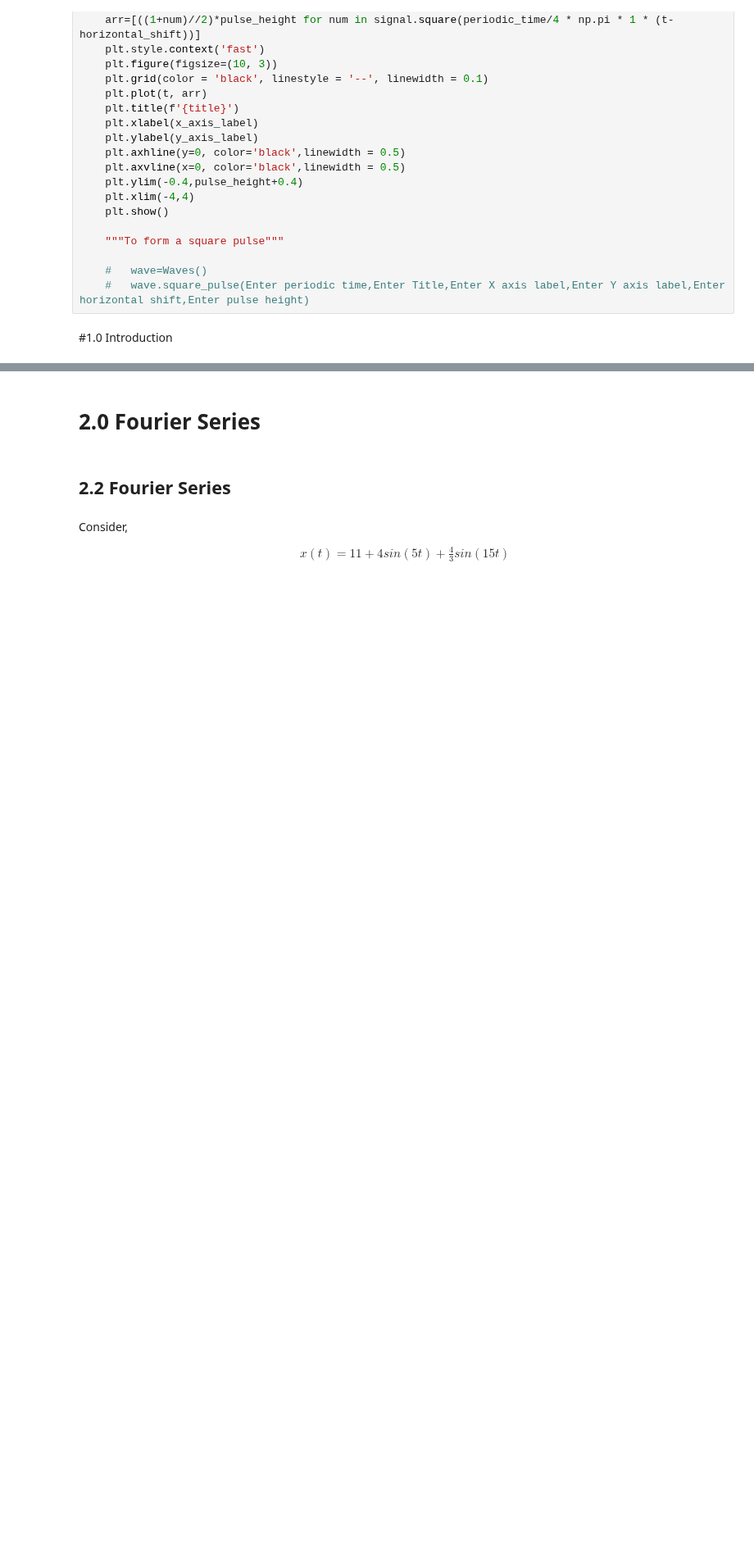
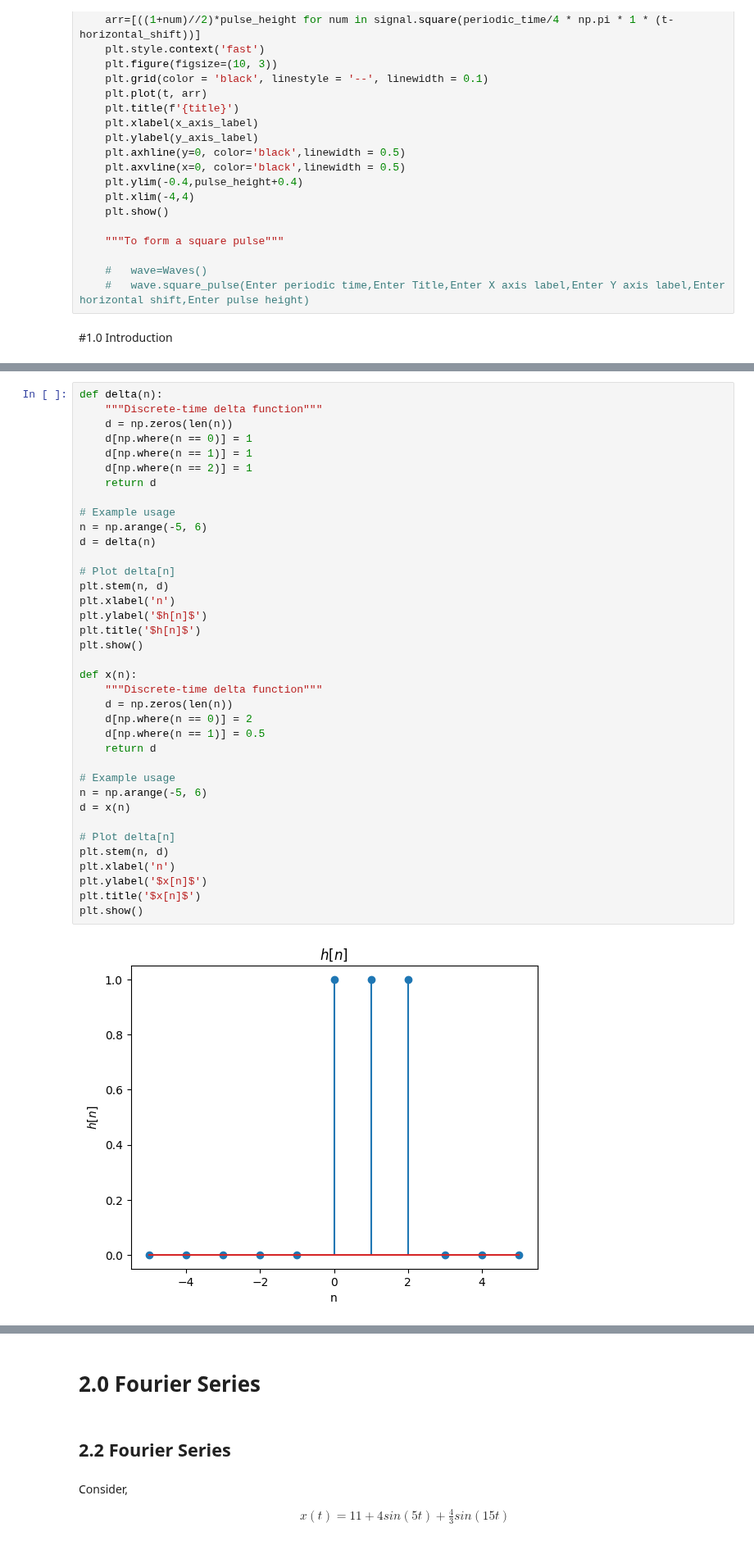
Before and after one commit to BuwanekaEpakanda/EE_257_Note_Book, a Jupyter notebook: EE_257_Signals_and_Systems.ipynb, the cells around one changed output, grey strips where cells are left out. Shown at 82% size. Drawn from its saved outputs; the diff is of its cells as text; blank space fills up the shorter version.

```diff
--- a/EE_257_Signals_and_Systems.ipynb
+++ b/EE_257_Signals_and_Systems.ipynb
@@ -212,0 +218,39 @@ class Waves:
+# %%
+def delta(n):
+    """Discrete-time delta function"""
+    d = np.zeros(len(n))
+    d[np.where(n == 0)] = 1
+    d[np.where(n == 1)] = 1
+    d[np.where(n == 2)] = 1
+    return d
+
+# Example usage
+n = np.arange(-5, 6)
+d = delta(n)
+
+# Plot delta[n]
+plt.stem(n, d)
+plt.xlabel('n')
+plt.ylabel('$h[n]$')
+plt.title('$h[n]$')
+plt.show()
+
+def x(n):
+    """Discrete-time delta function"""
+    d = np.zeros(len(n))
+    d[np.where(n == 0)] = 2
+    d[np.where(n == 1)] = 0.5
+    return d
+
+# Example usage
+n = np.arange(-5, 6)
+d = x(n)
+
+# Plot delta[n]
+plt.stem(n, d)
+plt.xlabel('n')
+plt.ylabel('$x[n]$')
+plt.title('$x[n]$')
+plt.show()
+# %% [output]
+[figure, added]
```
Also changed, not shown: parts of 28 cells of this notebook.
